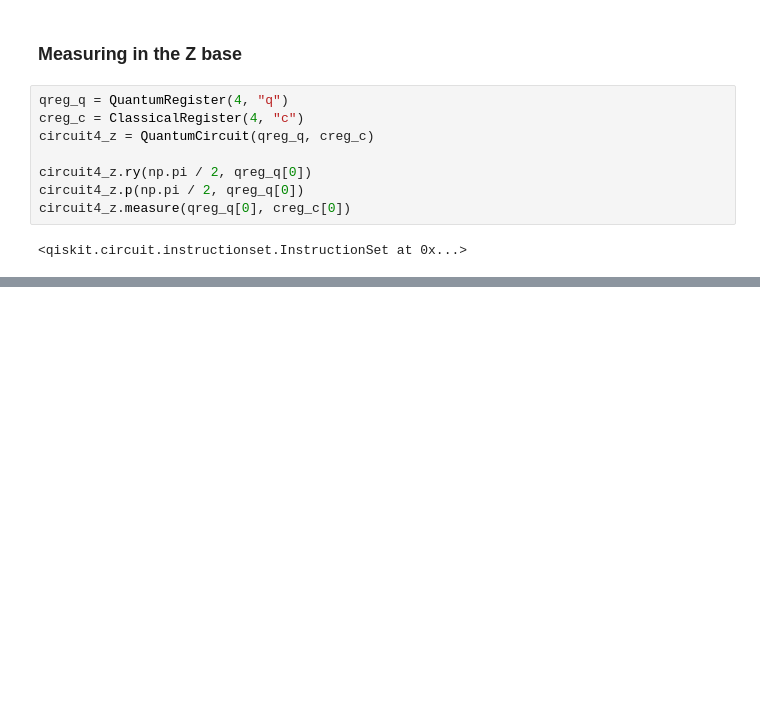
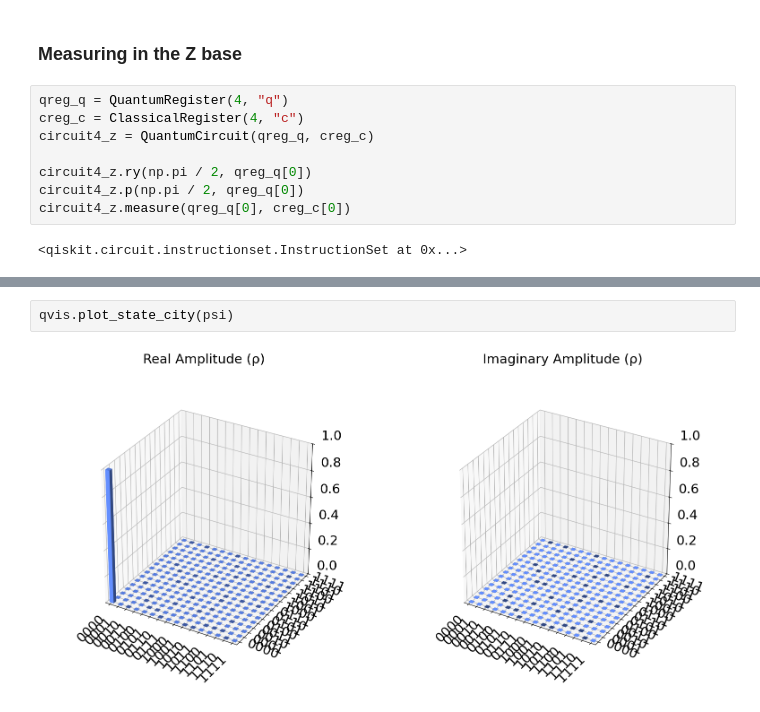
Before and after one commit to AmevinLS/quantum-uni, a Jupyter notebook: project1/project1.ipynb, the cells around one changed output, grey strips where cells are left out. Cells and saved outputs as stored; diff of their text form; blank space fills up the shorter version.

```diff
--- a/project1/project1.ipynb
+++ b/project1/project1.ipynb
@@ -149,0 +161,4 @@ plot_circuit_and_results(circuit4_z, counts)
+# %%
+qvis.plot_state_city(psi)
+# %% [output]
+[figure, added]
```
Also changed, not shown: parts of 21 cells of this notebook, 2 other files.
